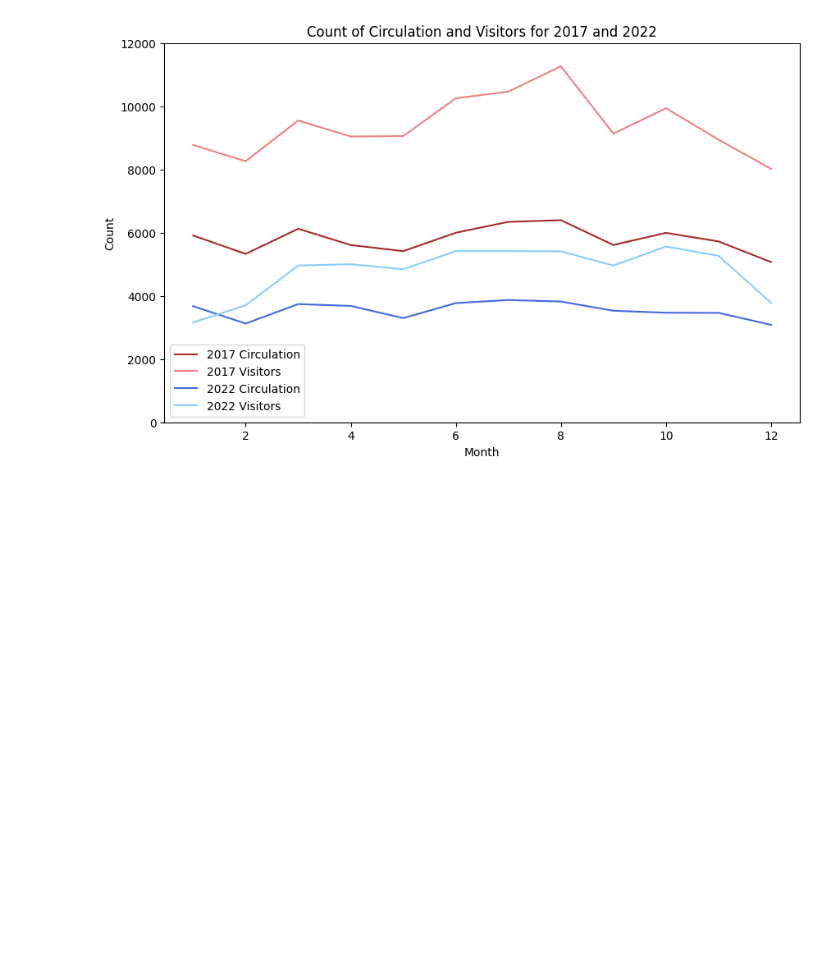
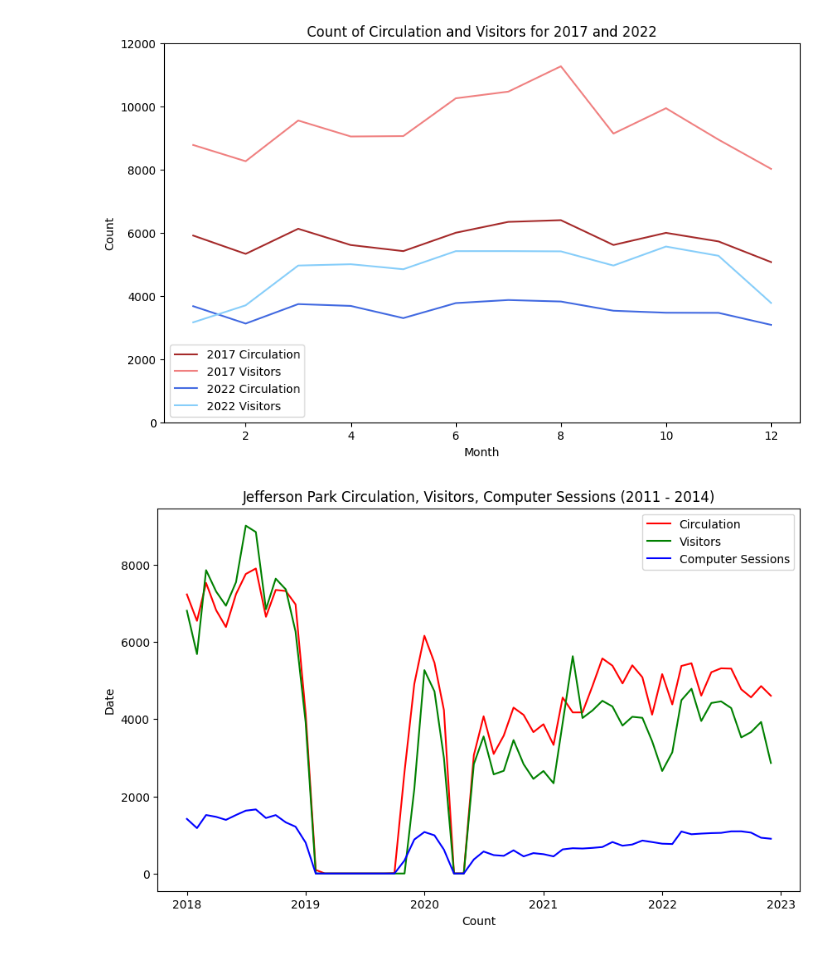
Before and after one commit to uchicago-dsi/cpl_project, a Jupyter notebook: can-summer-2023/basic circulation visuals.ipynb, the cells around one changed output. Cells and saved outputs as stored; diff of their text form; code cells hidden in the pictures; blank space fills up the shorter version.

```diff
--- a/can-summer-2023/basic circulation visuals.ipynb
+++ b/can-summer-2023/basic circulation visuals.ipynb
@@ -210,34 +210,36 @@ plt.show()
 
 branch_metrics['DATE'] = pd.to_datetime(branch_metrics[['YEAR', 'MONTH']].assign(DAY=1))
 
 def branch_cvcomp_linegraphs(enter_branch):
     sel_branch = branch_metrics.loc[(branch_metrics['BRANCH']==enter_branch)&((branch_metrics['YEAR']==2018)|
                                                                               (branch_metrics['YEAR']==2019)|
                                                                               (branch_metrics['YEAR']==2020)|
                                                                               (branch_metrics['YEAR']==2021)|
                                                                               (branch_metrics['YEAR']==2022))]
     sel_branch_monthly_circ = sel_branch.groupby('DATE')['CIRCULATION'].mean()
     sel_branch_monthly_vis = sel_branch.groupby('DATE')['VISITORS'].mean()
     sel_branch_monthly_comp = sel_branch.groupby('DATE')['COMPUTER_SESSIONS'].mean()
     # Plot the monthly visitor patterns
     plt.figure(figsize=(10,6))
     plt.plot(sel_branch_monthly_circ, color = 'red')
     plt.plot(sel_branch_monthly_vis, color = 'green')
     plt.plot(sel_branch_monthly_comp, color = 'blue')
     plt.legend(['Circulation', 'Visitors', 'Computer Sessions'])
     plt.title(enter_branch+' Circulation, Visitors, Computer Sessions (2011 - 2014)')
     plt.ylabel('Date')
     plt.xlabel('Count')
     plt.show()
     return
 
 #branch_cvcomp_linegraphs("Edgewater") #2011-2014  book mobile
 #branch_cvcomp_linegraphs("Water Works") #2011-2014
 #branch_cvcomp_linegraphs("Galewood-Mont Clare") #2011-2014
 #branch_cvcomp_linegraphs("Independence") #fire so moved and reopened 2015-2019 # call lib and ask about their 2020 situation -- were you only closed for 2 months
-#branch_cvcomp_linegraphs("Jefferson Park") #2018-2022
+branch_cvcomp_linegraphs("Jefferson Park") #2018-2022
 
 # the smaller libraries seem to be recovering better after covid -- or is it the libraries that are more used to closures recover
+# %% [output]
+[figure, added]
 # %%
 # line graphs of circulation and visitors for 2020-2022 bc there's a random spike
 # bar plot comparing percent changes in circulation, visitors, computer sessions, before
```
Also changed, not shown: parts of 2 cells of this notebook.
